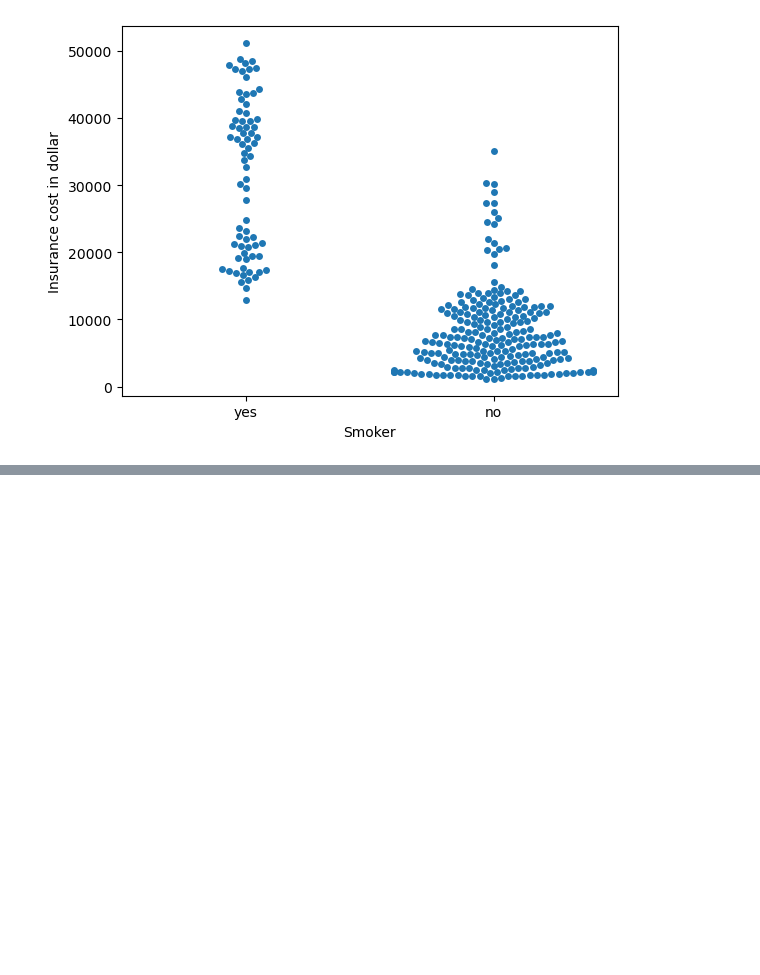
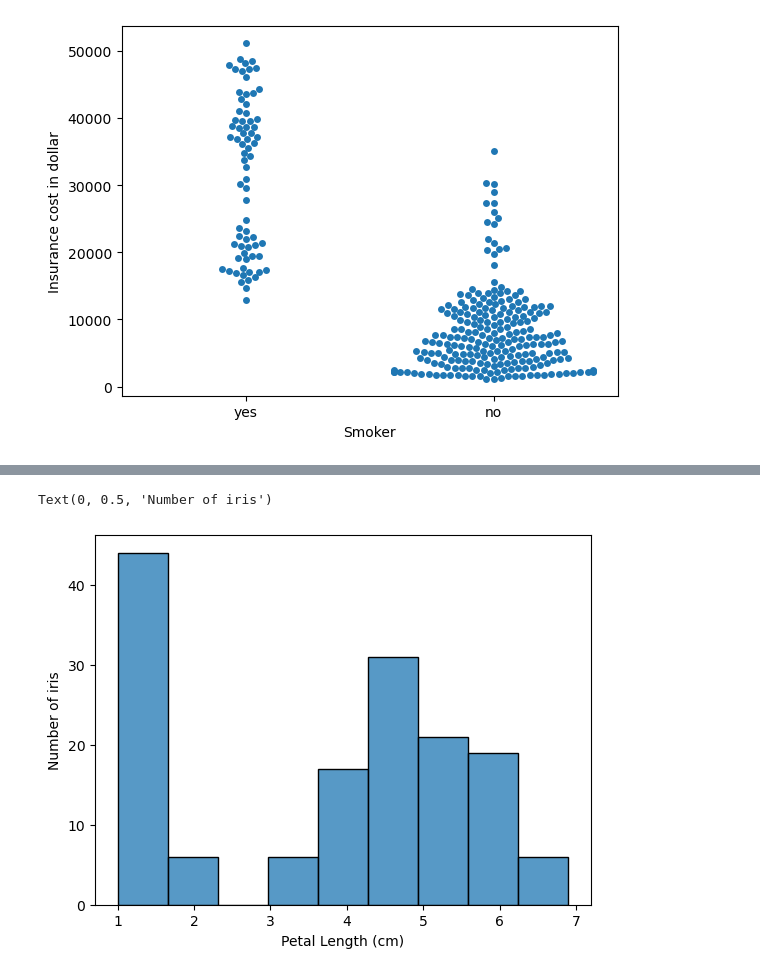
Before and after one commit to TobiRo7/ML_Learning_Journey, a Jupyter notebook: Kaggle_&_Projects/Data_visualization_tutorial/Data_visualization.ipynb, the cells around one changed output, grey strips where cells are left out. Drawn from its saved outputs; the diff is of its cells as text; code cells hidden in the pictures; blank space fills up the shorter version.

Commit message:
almost finished visualization tutorial

```diff
--- a/Kaggle_&_Projects/Data_visualization_tutorial/Data_visualization.ipynb
+++ b/Kaggle_&_Projects/Data_visualization_tutorial/Data_visualization.ipynb
@@ -221,0 +226,9 @@ Text(20.347222222222214, 0.5, 'Insurance cost in dollar')
+# %%
+# Path of the file to read
+iris_filepath = "C:/Users/Tobias/OneDrive/Python/Machine Learning/Kaggle Projects/Data_visualization_tutorial/iris.csv"
+
+# Read the file into a variable insurance_data
+iris_data = pd.read_csv(iris_filepath, index_col="Id")
+
+# Print the first 5 rows of the data
+iris_data.head()
@@ -221,0 +243,7 @@ Text(20.347222222222214, 0.5, 'Insurance cost in dollar')
+# %%
+# display petal length in a histogram
+sns.histplot(iris_data['Petal Length (cm)'])
+plt.ylabel('Number of iris')
+# %% [output]
+Text(0, 0.5, 'Number of iris')
+[figure, added]
```
Also changed, not shown: parts of 15 cells of this notebook.
